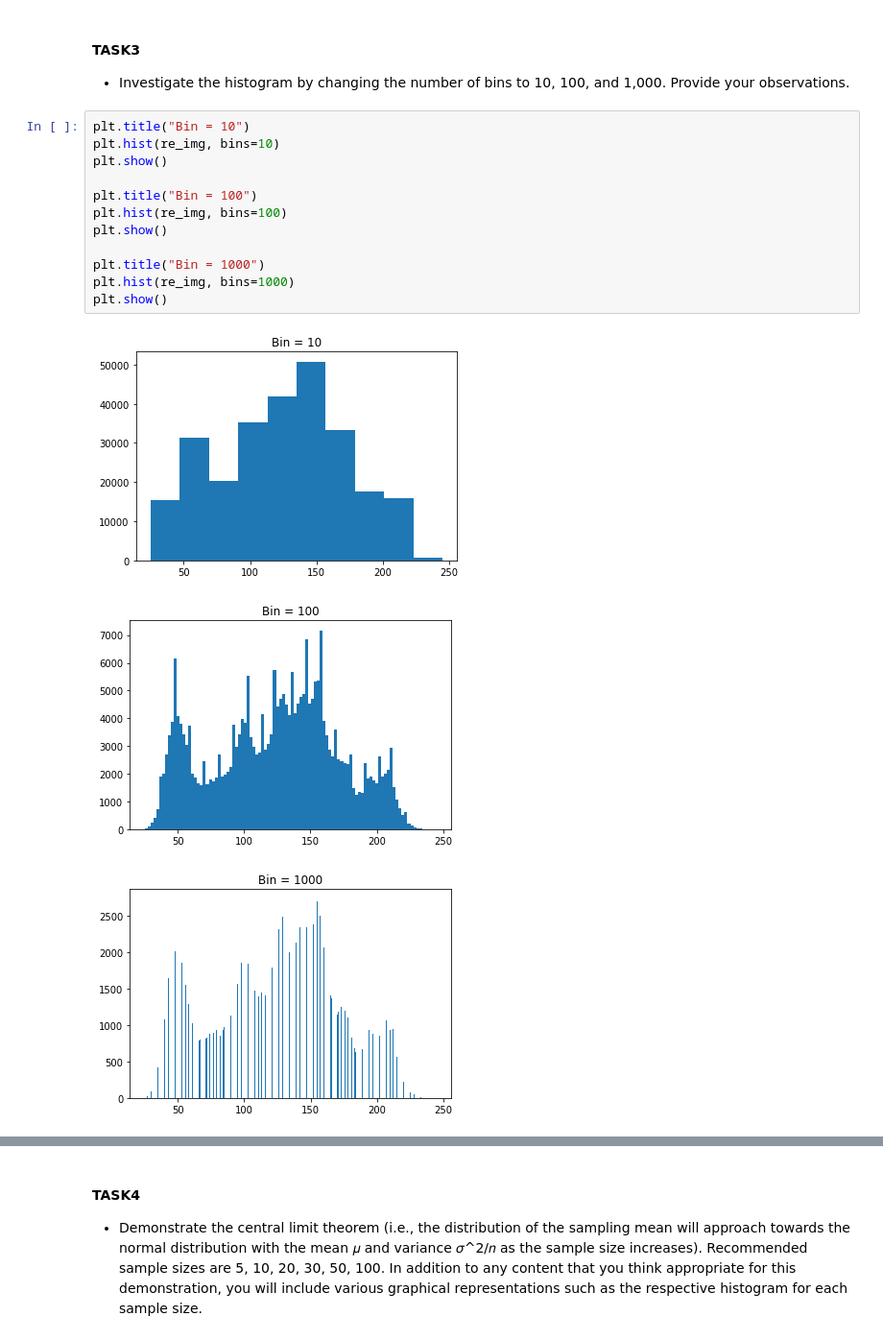
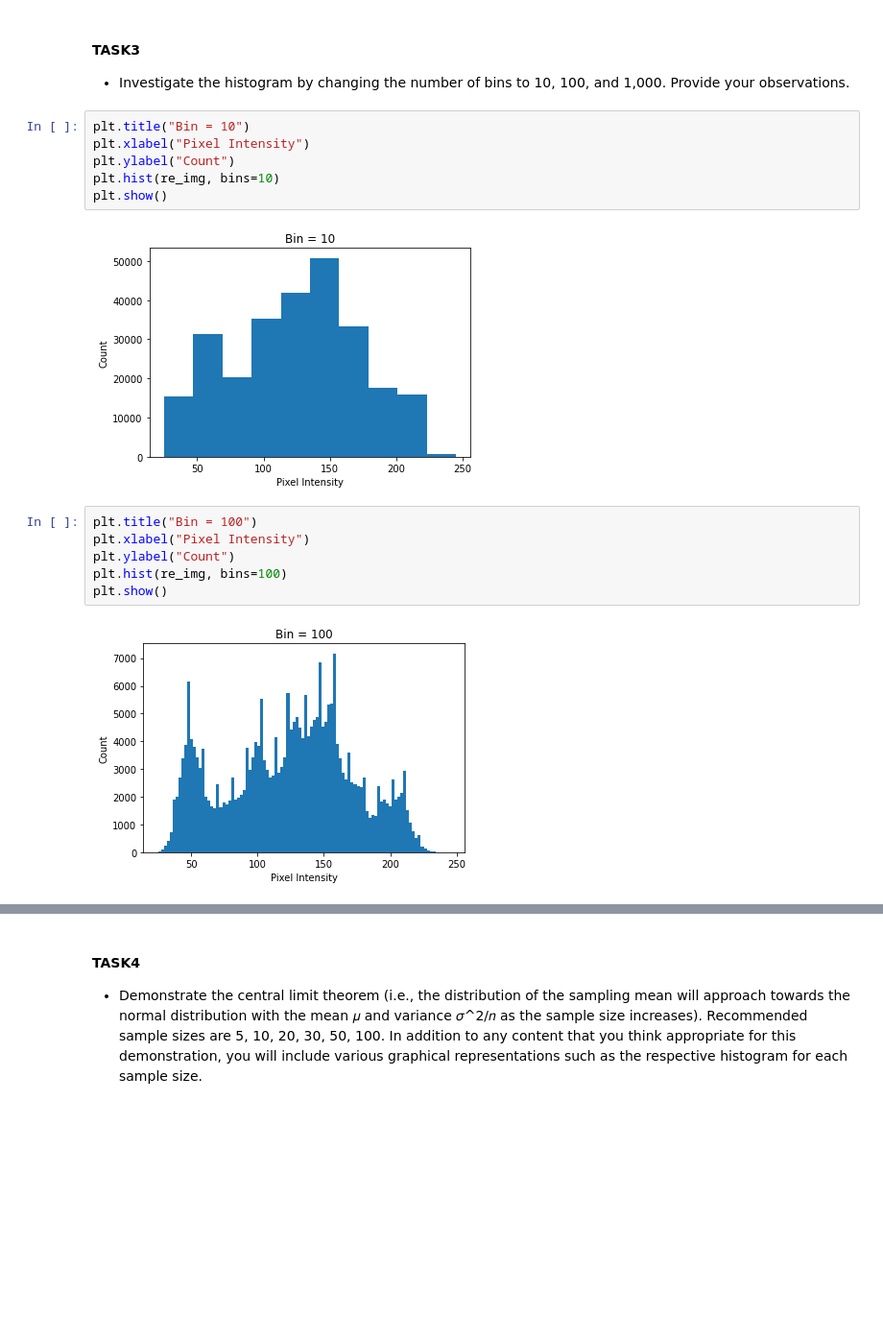
Before and after one commit to reyeon1209/Probability-Statistics, a Jupyter notebook: 17011658_CLT_Project.ipynb, the cells around one changed output, grey strips where cells are left out. Shown: that part at 96% size. Saved outputs shown, nothing was run; the diff lists cells and outputs as text; blank space fills up the shorter version.

```diff
--- a/17011658_CLT_Project.ipynb
+++ b/17011658_CLT_Project.ipynb
@@ -63,19 +73,19 @@ plt.show()
 # %% [markdown]
 #### TASK3
 - Investigate the histogram by changing the number of bins to 10, 100, and 1,000. Provide your observations.
+# %%
+plt.title("Bin = 10")
+plt.xlabel("Pixel Intensity")
+plt.ylabel("Count")
+plt.hist(re_img, bins=10)
+plt.show()
+# %% [output]
+[figure, added]
 # %%
-plt.title("Bin = 10")
-plt.hist(re_img, bins=10)
-plt.show()
-
 plt.title("Bin = 100")
+plt.xlabel("Pixel Intensity")
+plt.ylabel("Count")
 plt.hist(re_img, bins=100)
 plt.show()
-
-plt.title("Bin = 1000")
-plt.hist(re_img, bins=1000)
-plt.show()
 # %% [output]
-[figure, old version]
+[figure, new version]
-[figure, removed]
-[figure, removed]
```
Also changed, not shown: parts of 17 cells of this notebook.
